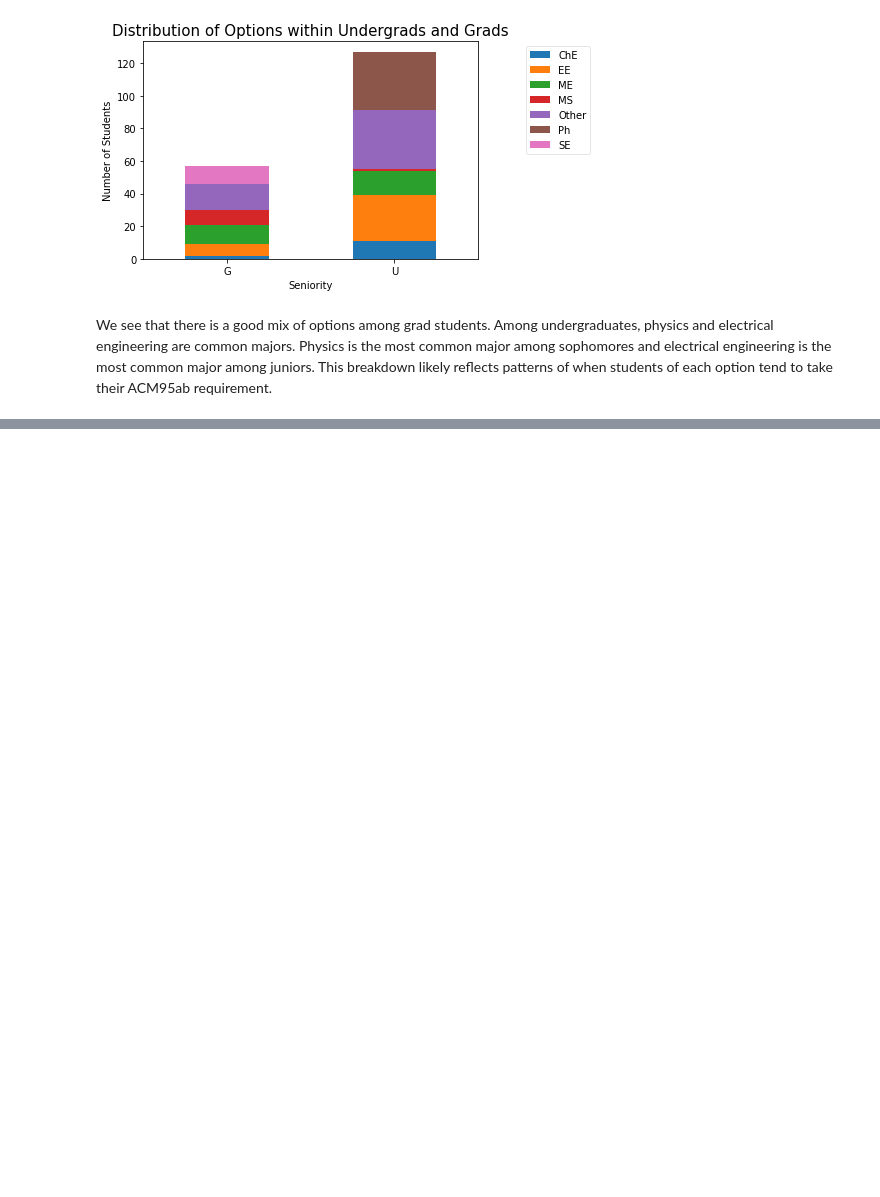
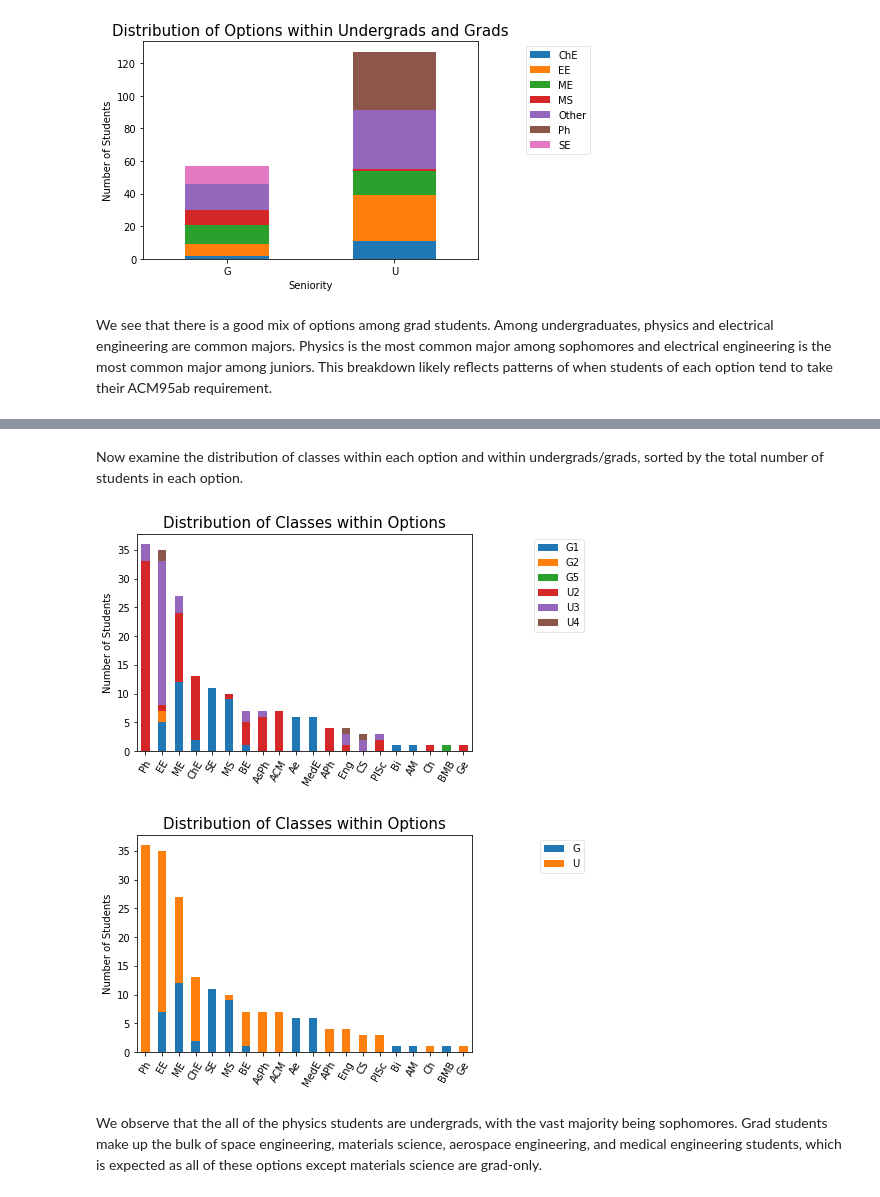
Before and after one commit to amandaliusa/piazza-network-analysis, a Jupyter notebook: visualizations_p_nodes_bar.ipynb, the cells around one changed output, grey strips where cells are left out. Cells and saved outputs as stored; diff of their text form; code cells hidden in the pictures; blank space fills up the shorter version.

```diff
--- a/visualizations_p_nodes_bar.ipynb
+++ b/visualizations_p_nodes_bar.ipynb
@@ -495,0 +249,10 @@ We see that there is a good mix of options among grad students. Among undergradu
+# %% [markdown]
+Now examine the distribution of classes within each option and within undergrads/grads, sorted by the total number of students in each option.
+# %%
+stacked_bar_chart(mod_p_nodes, 'Option', 'Class', 'Distribution of Classes within Options', rotation=60, sort=True)
+stacked_bar_chart(mod_p_nodes, 'Option', 'Seniority', 'Distribution of Classes within Options', rotation=60, sort=True)
+# %% [output]
+[figure, added]
+[figure, added]
+# %% [markdown]
+We observe that the all of the physics students are undergrads, with the vast majority being sophomores. Grad students make up the bulk of space engineering, materials science, aerospace engineering, and medical engineering students, which is expected as all of these options except materials science are grad-only.
```
Also changed, not shown: parts of 11 cells of this notebook, 2 other files.
